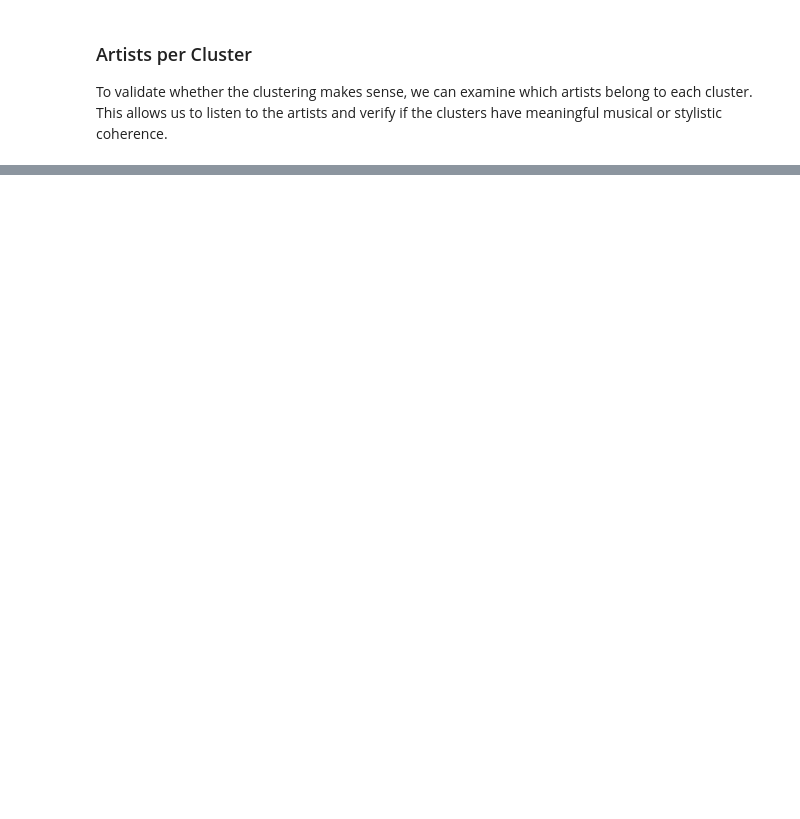
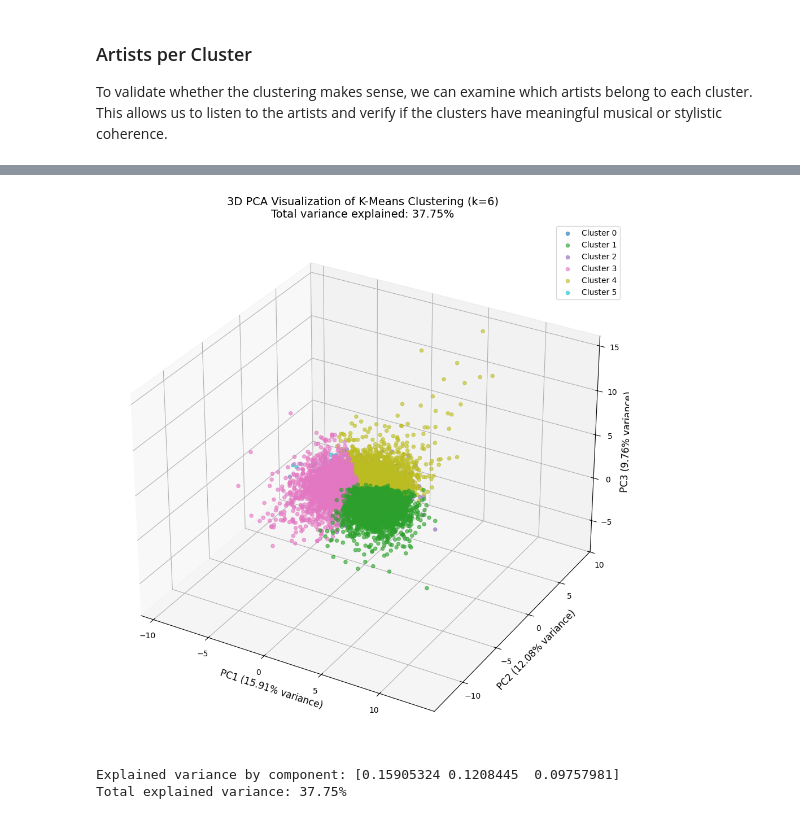
Before and after one commit to jaanisfehling/italian-rap-songs, a Jupyter notebook: clustering/kmeans.ipynb, the cells around one changed output, grey strips where cells are left out. Cells and saved outputs as stored; diff of their text form; code cells hidden in the pictures; blank space fills up the shorter version.

```diff
--- a/clustering/kmeans.ipynb
+++ b/clustering/kmeans.ipynb
@@ -460,0 +437,40 @@ artists_df
+# %%
+# Apply PCA to reduce to 3 dimensions
+pca = PCA(n_components=3)
+pca_features = pca.fit_transform(encoded_df)
+
+# Create 3D scatter plot
+fig = plt.figure(figsize=(14, 10))
+ax = fig.add_subplot(111, projection='3d')
+
+# Define colors for each cluster
+colors = plt.cm.tab10(np.linspace(0, 1, chosen_k))
+
+# Plot each cluster with a different color
+for cluster_id in range(chosen_k):
+    cluster_mask = labels == cluster_id
+    ax.scatter(
+        pca_features[cluster_mask, 0],
+        pca_features[cluster_mask, 1],
+        pca_features[cluster_mask, 2],
+        c=[colors[cluster_id]],
+        label=f'Cluster {cluster_id}',
+        alpha=0.6,
+        s=20
+    )
+
+ax.set_xlabel(f'PC1 ({pca.explained_variance_ratio_[0]:.2%} variance)', fontsize=12)
+ax.set_ylabel(f'PC2 ({pca.explained_variance_ratio_[1]:.2%} variance)', fontsize=12)
+ax.set_zlabel(f'PC3 ({pca.explained_variance_ratio_[2]:.2%} variance)', fontsize=12)
+ax.set_title(f'3D PCA Visualization of K-Means Clustering (k={chosen_k})\nTotal variance explained: {pca.explained_variance_ratio_.sum():.2%}', fontsize=14)
+ax.legend(loc='upper right', fontsize=10)
+
+plt.tight_layout()
+plt.show()
+
+print(f"Explained variance by component: {pca.explained_variance_ratio_}")
+print(f"Total explained variance: {pca.explained_variance_ratio_.sum():.2%}")
+# %% [output]
+[figure, added]
+Explained variance by component: [0.15905324 0.1208445  0.09757981]
+Total explained variance: 37.75%
```
Also changed, not shown: parts of 9 cells of this notebook, 3 other files.
